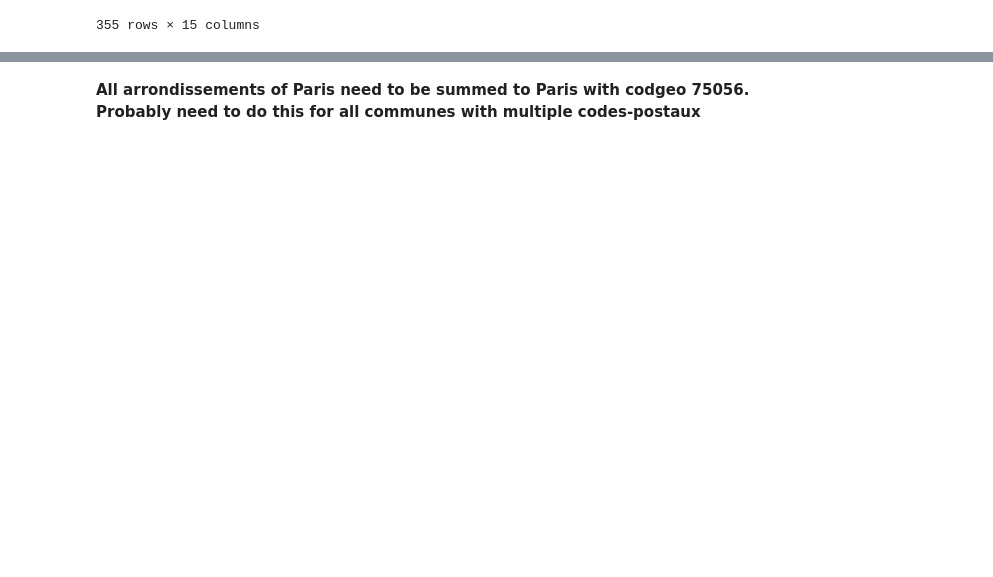
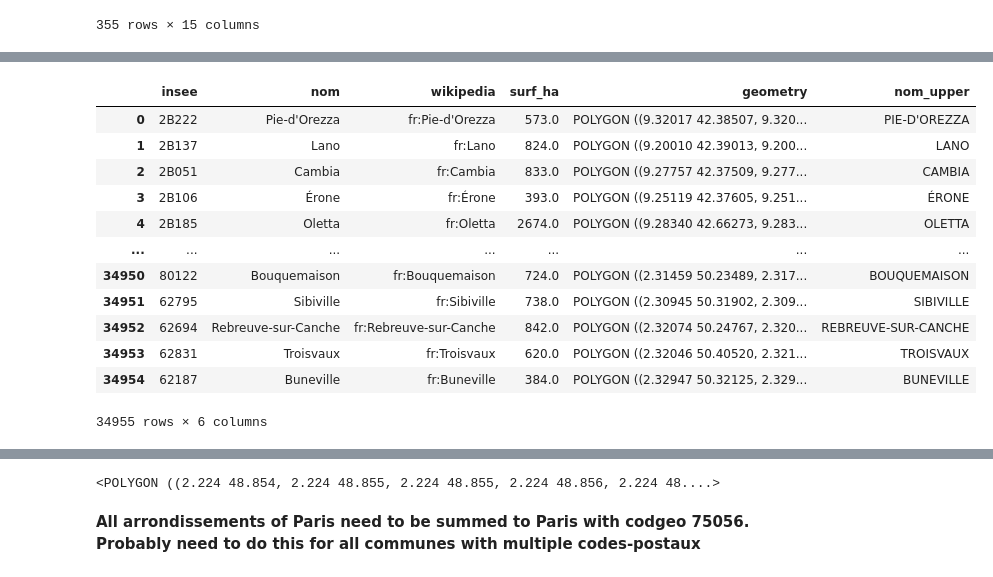
Before and after one commit to dataforgoodfr/batch11_e_cartomobile, a Jupyter notebook: notebooks/score_4_electric_car_per_commune.ipynb, the cells around one changed output, grey strips where cells are left out. Drawn from its saved outputs; the diff is of its cells as text; code cells hidden in the pictures; blank space fills up the shorter version.

```diff
--- a/notebooks/score_4_electric_car_per_commune.ipynb
+++ b/notebooks/score_4_electric_car_per_commune.ipynb
@@ -313,6 +327,23 @@ immatriculations_recent_wo_na[
 | 274468 | 81202 | PARISOT | 200066124 | CA Gaillac-Graulhet | 2022-12-31 | 14 | 0 | 1107 | ... |
 | 292585 | 95176 | CORMEILLES-EN-PARISIS | 200058485 | CA Val Parisis | 2022-12-31 | 502 | 0 | 21788 | ... |
 | 292635 | 95241 | FONTENAY-EN-PARISIS | 200055655 | CA Roissy Pays de France | 2022-12-31 | 28 | 0 | 2067 | ... |
+# %%
+communes['nom_upper']=communes['nom'].str.upper()
+communes
+# %% [output]
+|  | insee | nom | wikipedia | surf_ha | geometry | nom_upper |
+| 0 | 2B222 | Pie-d'Orezza | fr:Pie-d'Orezza | 573.0 | POLYGON ((9.32017 42.38507, 9.320... | PIE-D'OREZZA |
+| 1 | 2B137 | Lano | fr:Lano | 824.0 | POLYGON ((9.20010 42.39013, 9.200... | LANO |
+| 2 | 2B051 | Cambia | fr:Cambia | 833.0 | POLYGON ((9.27757 42.37509, 9.277... | CAMBIA |
+| 3 | 2B106 | Érone | fr:Érone | 393.0 | POLYGON ((9.25119 42.37605, 9.251... | ÉRONE |
+| 4 | 2B185 | Oletta | fr:Oletta | 2674.0 | POLYGON ((9.28340 42.66273, 9.283... | OLETTA |
+| ... | ... | ... | ... | ... | ... | ... |
+| 34950 | 80122 | Bouquemaison | fr:Bouquemaison | 724.0 | POLYGON ((2.31459 50.23489, 2.317... | BOUQUEMAISON |
+| 34951 | 62795 | Sibiville | fr:Sibiville | 738.0 | POLYGON ((2.30945 50.31902, 2.309... | SIBIVILLE |
+| 34952 | 62694 | Rebreuve-sur-Canche | fr:Rebreuve-sur-Canche | 842.0 | POLYGON ((2.32074 50.24767, 2.320... | REBREUVE-SUR-CANCHE |
+| 34953 | 62831 | Troisvaux | fr:Troisvaux | 620.0 | POLYGON ((2.32046 50.40520, 2.321... | TROISVAUX |
+| 34954 | 62187 | Buneville | fr:Buneville | 384.0 | POLYGON ((2.32947 50.32125, 2.329... | BUNEVILLE |
+34955 rows × 6 columns
 # %%
 communes[communes['nom_upper'].str.contains('PARIS')]
 # %% [output]
@@ -327,5 +358,9 @@ communes[communes['nom_upper'].str.contains('PARIS')]
 | 32143 | 77514 | Villeparisis | fr:Villeparisis | 842.0 | POLYGON ((2.59139 48.95008, 2.591... | VILLEPARISIS |
 | 32282 | 75056 | Paris | fr:Paris | 10539.0 | POLYGON ((2.22412 48.85420, 2.224... | PARIS |
 | 33849 | 95241 | Fontenay-en-Parisis | fr:Fontenay-en-Parisis | 1102.0 | POLYGON ((2.41128 49.05330, 2.413... | FONTENAY-EN-PARISIS |
+# %%
+communes.iloc[32282]['geometry']
+# %% [output]
+<POLYGON ((2.224 48.854, 2.224 48.855, 2.224 48.855, 2.224 48.856, 2.224 48....>
 # %% [markdown]
 **All arrondissements of Paris need to be summed to Paris with codgeo 75056. Probably need to do this for all communes with multiple codes-postaux**
```
Also changed, not shown: parts of 31 cells of this notebook.
